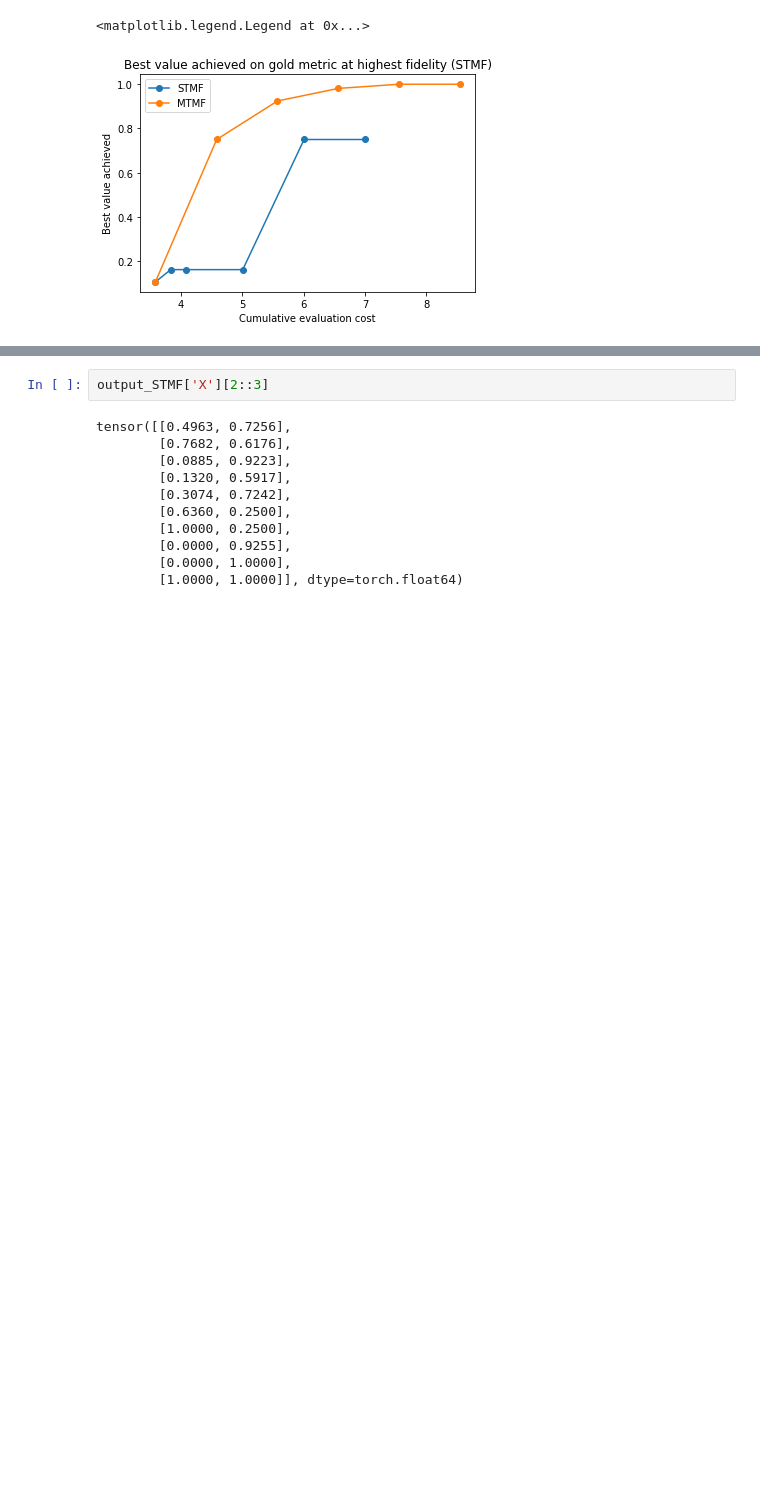
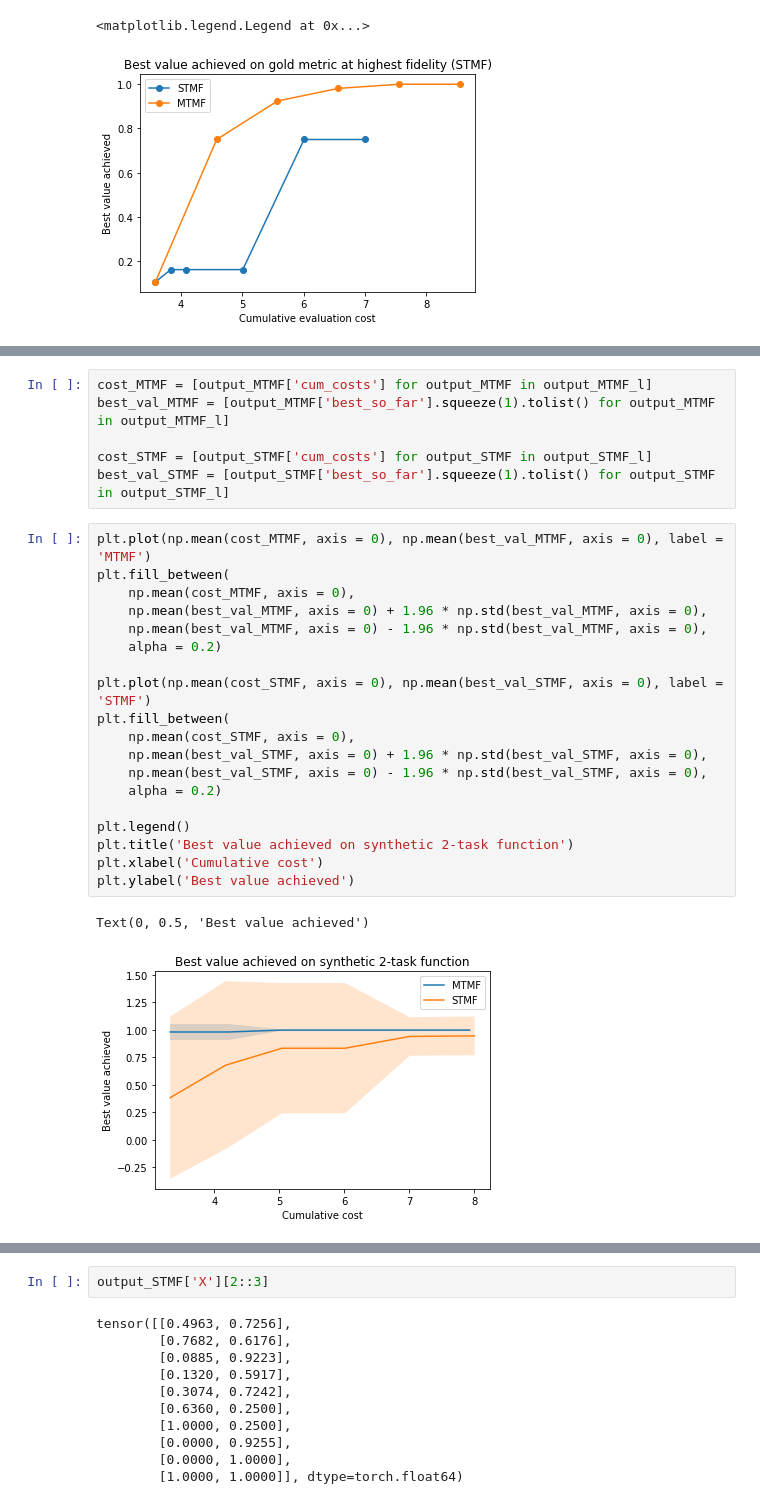
Before and after one commit to zyyjjj/SGD_diagnostics, a Jupyter notebook: notebooks/0822_synthetic.ipynb, the cells around one changed output, grey strips where cells are left out. Saved outputs shown, nothing was run; the diff lists cells and outputs as text; blank space fills up the shorter version.

Commit message:
run 2-task noisy/gold synthetic experiment, compare STMF / MTMF w multiple trials

```diff
--- a/notebooks/0822_synthetic.ipynb
+++ b/notebooks/0822_synthetic.ipynb
@@ -318,0 +372,28 @@ plt.legend()
+# %%
+cost_MTMF = [output_MTMF['cum_costs'] for output_MTMF in output_MTMF_l]
+best_val_MTMF = [output_MTMF['best_so_far'].squeeze(1).tolist() for output_MTMF in output_MTMF_l]
+
+cost_STMF = [output_STMF['cum_costs'] for output_STMF in output_STMF_l]
+best_val_STMF = [output_STMF['best_so_far'].squeeze(1).tolist() for output_STMF in output_STMF_l]
+# %%
+plt.plot(np.mean(cost_MTMF, axis = 0), np.mean(best_val_MTMF, axis = 0), label = 'MTMF')
+plt.fill_between(
+    np.mean(cost_MTMF, axis = 0),
+    np.mean(best_val_MTMF, axis = 0) + 1.96 * np.std(best_val_MTMF, axis = 0),
+    np.mean(best_val_MTMF, axis = 0) - 1.96 * np.std(best_val_MTMF, axis = 0),
+    alpha = 0.2)
+
+plt.plot(np.mean(cost_STMF, axis = 0), np.mean(best_val_STMF, axis = 0), label = 'STMF')
+plt.fill_between(
+    np.mean(cost_STMF, axis = 0),
+    np.mean(best_val_STMF, axis = 0) + 1.96 * np.std(best_val_STMF, axis = 0),
+    np.mean(best_val_STMF, axis = 0) - 1.96 * np.std(best_val_STMF, axis = 0),
+    alpha = 0.2)
+
+plt.legend()
+plt.title('Best value achieved on synthetic 2-task function')
+plt.xlabel('Cumulative cost')
+plt.ylabel('Best value achieved')
+# %% [output]
+Text(0, 0.5, 'Best value achieved')
+[figure, added]
```
Also changed, not shown: parts of 3 cells of this notebook.
